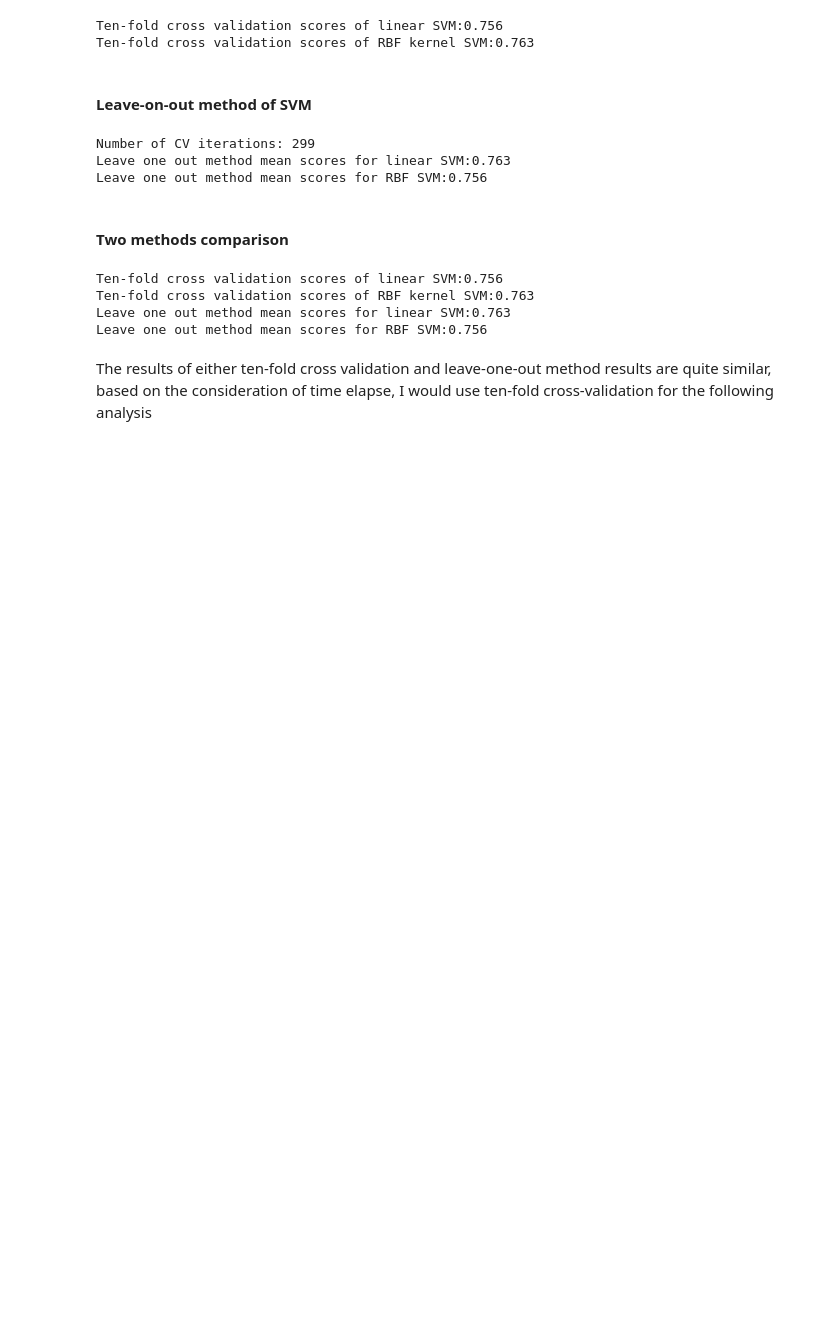
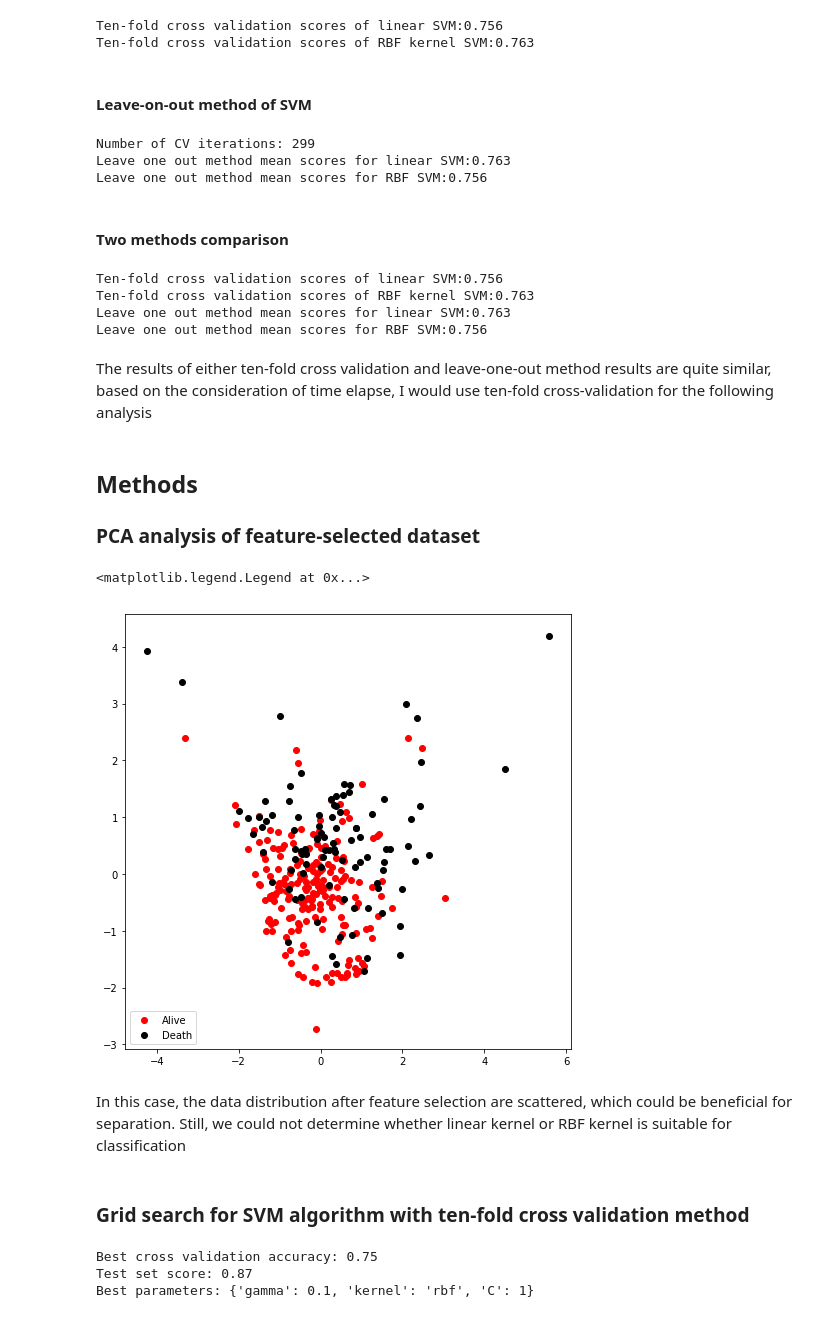
Before and after one commit to yuxuanwu17/heart_failure_detection, a Jupyter notebook: Final_report.ipynb, the cells around one changed output. Cells and saved outputs as stored; diff of their text form; code cells hidden in the pictures; blank space fills up the shorter version.

Commit message:
finished the grid search; prepare to write the report of the data formulation

```diff
--- a/Final_report.ipynb
+++ b/Final_report.ipynb
@@ -615,3 +620,44 @@ Leave one out method mean scores for linear SVM:0.763
 Leave one out method mean scores for RBF SVM:0.756
 # %% [markdown]
 The results of either ten-fold cross validation and leave-one-out method results are quite similar, based on the consideration of time elapse, I would use ten-fold cross-validation for the following analysis
+# %% [markdown]
+## Methods
+
+### PCA analysis of feature-selected dataset
+# %%
+from sklearn.decomposition import PCA
+pca = PCA(n_components=2)
+pca.fit(X_processed)
+X_pca = pca.transform(X_processed)
+
+plt.figure(figsize=(8,8))
+plt.scatter(X_pca[y==0,0],X_pca[y==0,1],label="Alive",c="red")
+plt.scatter(X_pca[y==1,0],X_pca[y==1,1],label="Death",c="black")
+plt.legend(["Alive","Death"])
+# %% [output]
+<matplotlib.legend.Legend at 0x...>
+[figure, added]
+# %% [markdown]
+In this case, the data distribution after feature selection are scattered, which could be beneficial for separation. Still, we could not determine whether linear kernel or RBF kernel is suitable for classification
+# %% [markdown]
+### Grid search for SVM algorithm with ten-fold cross validation method
+# %%
+from sklearn.model_selection import GridSearchCV
+param_grid = [{'kernel': ['rbf'],
+               'C': [0.01,0.1,1,10,100],
+               'gamma':[0.01,0.1,1,10,100]},
+                {'kernel':['linear'],
+               'C': [0.01,0.1,1,10,100]
+                }]
+# print(param_grid)
+X_train, X_test, y_train, y_test = train_test_split(X_processed, y, test_size=0.2, shuffle=True, random_state=1)
+
+grid_search = GridSearchCV(SVC(random_state=1),param_grid,cv =10, n_jobs=-1)
+grid_search.fit(X_train,y_train)
+print("Best cross validation accuracy: {:.2f}".format(grid_search.best_score_))
+print("Test set score: {:.2f}".format(grid_search.score(X_test,y_test)))
+print("Best parameters: {}".format(grid_search.best_params_))
+# %% [output]
+Best cross validation accuracy: 0.75
+Test set score: 0.87
+Best parameters: {'gamma': 0.1, 'kernel': 'rbf', 'C': 1}
```
Also changed, not shown: parts of 17 cells of this notebook.
